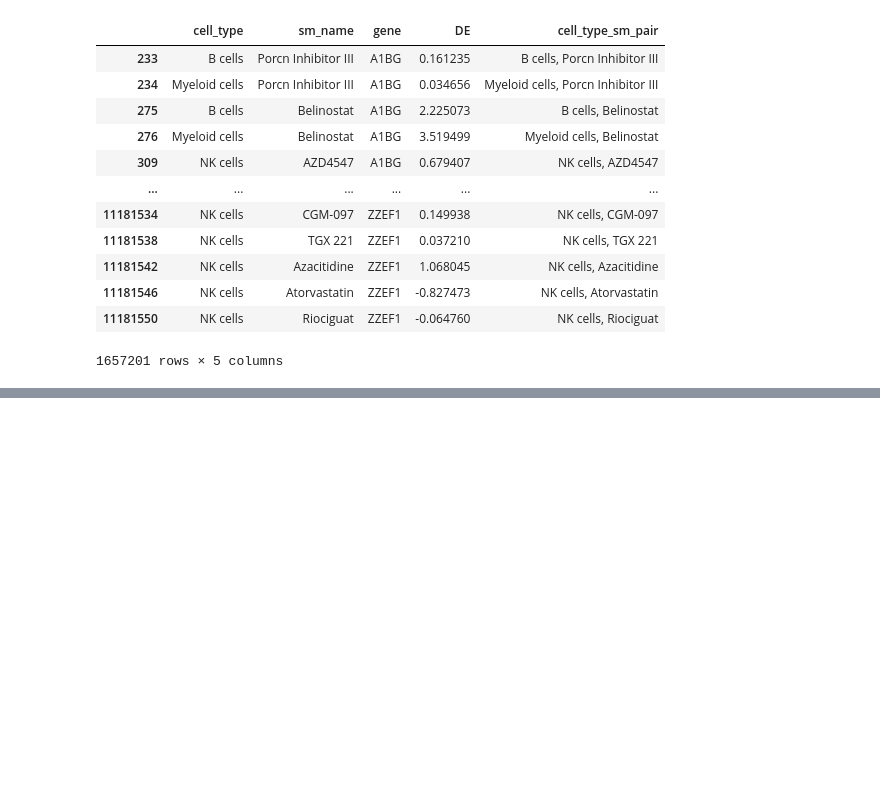
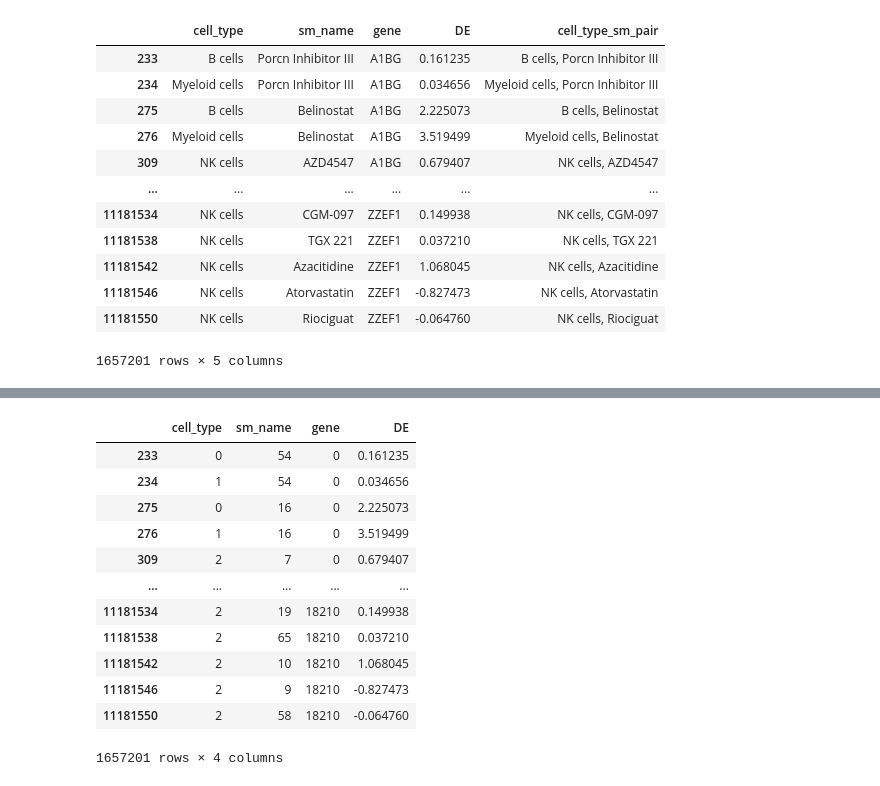
Before and after one commit to HarveyBrezinaConniffe/FinalYearProject, a Jupyter notebook: Notebooks/Baselines.ipynb, the cells around one changed output, grey strips where cells are left out. Cells and saved outputs as stored; diff of their text form; code cells hidden in the pictures; blank space fills up the shorter version.

```diff
--- a/Notebooks/Baselines.ipynb
+++ b/Notebooks/Baselines.ipynb
@@ -219,0 +251,3 @@ testing_tuples.drop("cell_type_sm_pair")
+# %%
+testing_numerical = testing_tuples[["cell_type", "sm_name", "gene"]].apply(lambda x: x.cat.codes)
+testing_numerical["DE"] = testing_tuples["DE"]
@@ -219,0 +270,16 @@ testing_tuples.drop("cell_type_sm_pair")
+# %%
+testing_numerical
+# %% [output]
+|  | cell_type | sm_name | gene | DE |
+| 233 | 0 | 54 | 0 | 0.161235 |
+| 234 | 1 | 54 | 0 | 0.034656 |
+| 275 | 0 | 16 | 0 | 2.225073 |
+| 276 | 1 | 16 | 0 | 3.519499 |
+| 309 | 2 | 7 | 0 | 0.679407 |
+| ... | ... | ... | ... | ... |
+| 11181534 | 2 | 19 | 18210 | 0.149938 |
+| 11181538 | 2 | 65 | 18210 | 0.037210 |
+| 11181542 | 2 | 10 | 18210 | 1.068045 |
+| 11181546 | 2 | 9 | 18210 | -0.827473 |
+| 11181550 | 2 | 58 | 18210 | -0.064760 |
+1657201 rows × 4 columns
```
Also changed, not shown: parts of 16 cells of this notebook.
